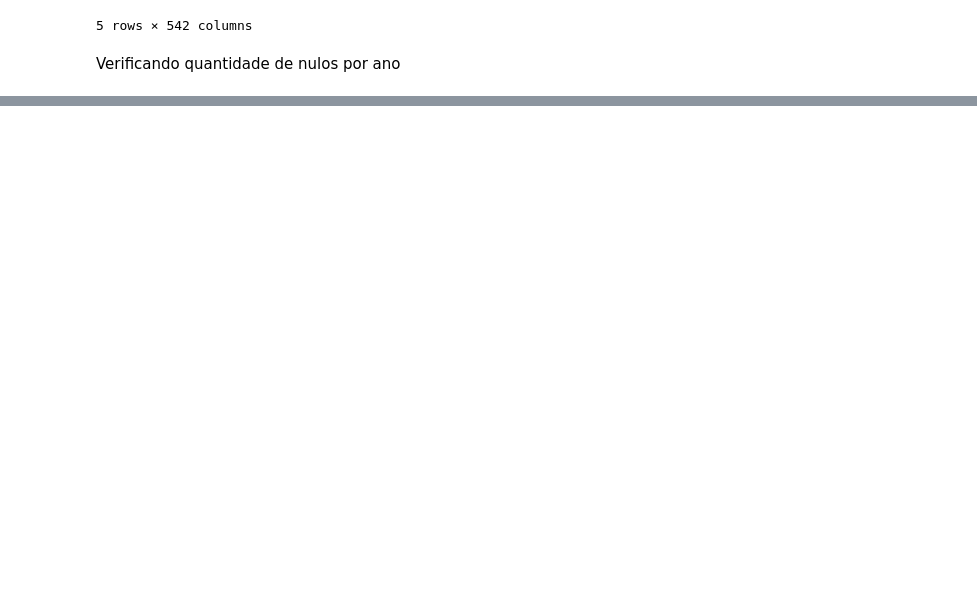
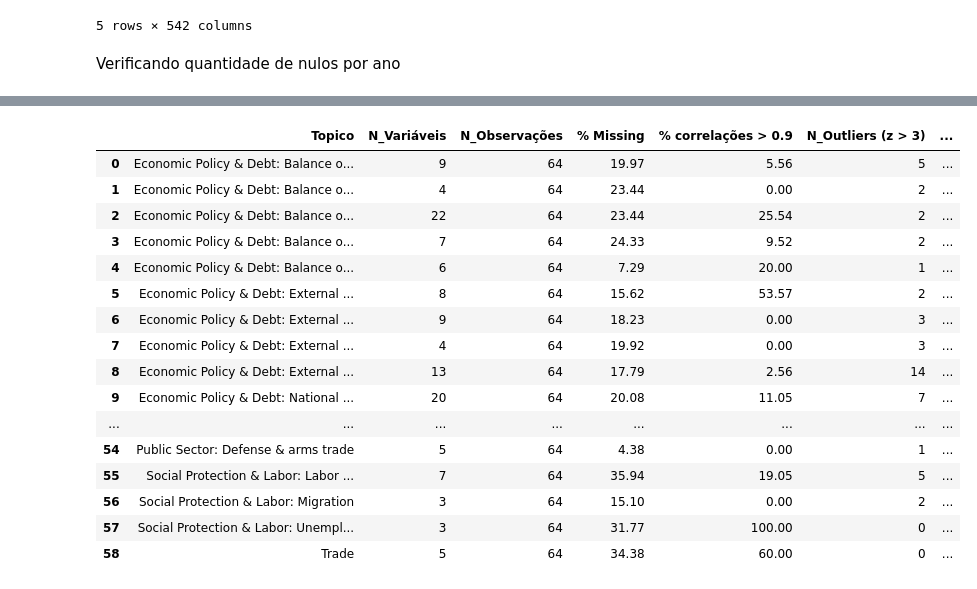
Before and after one commit to PrimeRibs2501/SME0852-SME0829, a Jupyter notebook: trab3.ipynb, the cells around one changed output, grey strips where cells are left out. Drawn from its saved outputs; the diff is of its cells as text; code cells hidden in the pictures; blank space fills up the shorter version.

Commit message:
[feat] limpando dados

```diff
--- a/trab3.ipynb
+++ b/trab3.ipynb
@@ -180,4 +195,5 @@ print(len(indicadroes_sem_dados))
 # %%
+pds_nulos_por_indicador = new_df_brasil_wide.isna().sum(axis=0)
 pds_nulos_por_indicador = pds_nulos_por_indicador.sort_values(ascending=False)
 indicadores_remover = []
 for indicador, valor in pds_nulos_por_indicador.items():
@@ -475,0 +361,8 @@ Length: 76576, dtype: float64
+# %%
+x = []
+for topico in agrupamentos_por_topico.keys():
+    z = []
+    for item in agrupamentos_por_topico[topico]:
+      z.append(item)
+    x.append(len(z))
+print(x)
@@ -475,0 +371,11 @@ Length: 76576, dtype: float64
+# %%
+# 3. Cria um dicionário de DataFrames por tópico
+dfs_por_topico = {}
+
+for topico, indicadores in agrupamentos_por_topico.items():
+    # Garante que os indicadores existem no DataFrame
+    indicadores_validos = [ind for ind in indicadores if ind in new_df_brasil_wide.columns]
+
+    if indicadores_validos:
+        df_topico = new_df_brasil_wide[indicadores_validos].copy()
+        dfs_por_topico[topico] = df_topico
@@ -475,0 +404,65 @@ Length: 76576, dtype: float64
+# %%
+diagnostico_topico = []
+
+for topico, df in dfs_por_topico.items():
+    df_clean = df.dropna(axis=1, how='all').dropna()  # remove colunas completamente nulas e linhas com NA
+
+    if df_clean.empty:
+        continue
+
+    # Padroniza os dados
+    scaler = StandardScaler()
+    df_scaled = pd.DataFrame(scaler.fit_transform(df_clean), columns=df_clean.columns)
+
+    # Contagem total de outliers (z-score > 3)
+    outliers_mask = df_scaled.abs() > 3
+    n_outliers_total = outliers_mask.sum().sum()
+
+    # Quantas variáveis têm ao menos 1 outlier
+    n_vars_outlier = (outliers_mask.sum() > 0).sum()
+    pct_vars_outlier = round((n_vars_outlier / len(df_clean)), 2)
+
+    # Correlações
+    try:
+        corr_matrix = df_scaled.corr().abs()
+        upper_tri = corr_matrix.where(np.triu(np.ones(corr_matrix.shape), k=1).astype(bool))
+        n_corr_alta = (upper_tri > 0.9).sum().sum()
+        n_vars = df_scaled.shape[1]
+        if n_vars <= 1:
+            per_cent_corr = 0.0
+        else:
+            total_possible = n_vars * (n_vars - 1) / 2
+            per_cent_corr = round((n_corr_alta / total_possible) * 100, 2)
+    except:
+        per_cent_corr = None
+
+    diagnostico_topico.append({
+        'Topico': topico,
+        'N_Variáveis': df.shape[1],
+        'N_Observações': df.shape[0],
+        '% Missing': round(df.isnull().mean().mean() * 100, 2),
+        '% correlações > 0.9': per_cent_corr,
+        'N_Outliers (z > 3)': int(n_outliers_total),
+        '% Variáveis com Outliers': pct_vars_outlier
+    })
+
+df_diag = pd.DataFrame(diagnostico_topico).sort_values('Topico', ascending=True).reset_index(drop=True)
+df_diag
+# %% [output]
+|  | Topico | N_Variáveis | N_Observações | % Missing | % correlações > 0.9 | N_Outliers (z > 3) | ... |
+| 0 | Economic Policy & Debt: Balance o... | 9 | 64 | 19.97 | 5.56 | 5 | ... |
+| 1 | Economic Policy & Debt: Balance o... | 4 | 64 | 23.44 | 0.00 | 2 | ... |
+| 2 | Economic Policy & Debt: Balance o... | 22 | 64 | 23.44 | 25.54 | 2 | ... |
+| 3 | Economic Policy & Debt: Balance o... | 7 | 64 | 24.33 | 9.52 | 2 | ... |
+| 4 | Economic Policy & Debt: Balance o... | 6 | 64 | 7.29 | 20.00 | 1 | ... |
+| 5 | Economic Policy & Debt: External ... | 8 | 64 | 15.62 | 53.57 | 2 | ... |
+| 6 | Economic Policy & Debt: External ... | 9 | 64 | 18.23 | 0.00 | 3 | ... |
+| 7 | Economic Policy & Debt: External ... | 4 | 64 | 19.92 | 0.00 | 3 | ... |
+| 8 | Economic Policy & Debt: External ... | 13 | 64 | 17.79 | 2.56 | 14 | ... |
+| 9 | Economic Policy & Debt: National ... | 20 | 64 | 20.08 | 11.05 | 7 | ... |
+| ... | ... | ... | ... | ... | ... | ... | ... |
+| 54 | Public Sector: Defense & arms trade | 5 | 64 | 4.38 | 0.00 | 1 | ... |
+| 55 | Social Protection & Labor: Labor ... | 7 | 64 | 35.94 | 19.05 | 5 | ... |
+| 56 | Social Protection & Labor: Migration | 3 | 64 | 15.10 | 0.00 | 2 | ... |
+| 57 | Social Protection & Labor: Unempl... | 3 | 64 | 31.77 | 100.00 | 0 | ... |
+| 58 | Trade | 5 | 64 | 34.38 | 60.00 | 0 | ... |
```
Also changed, not shown: parts of 59 cells of this notebook.
